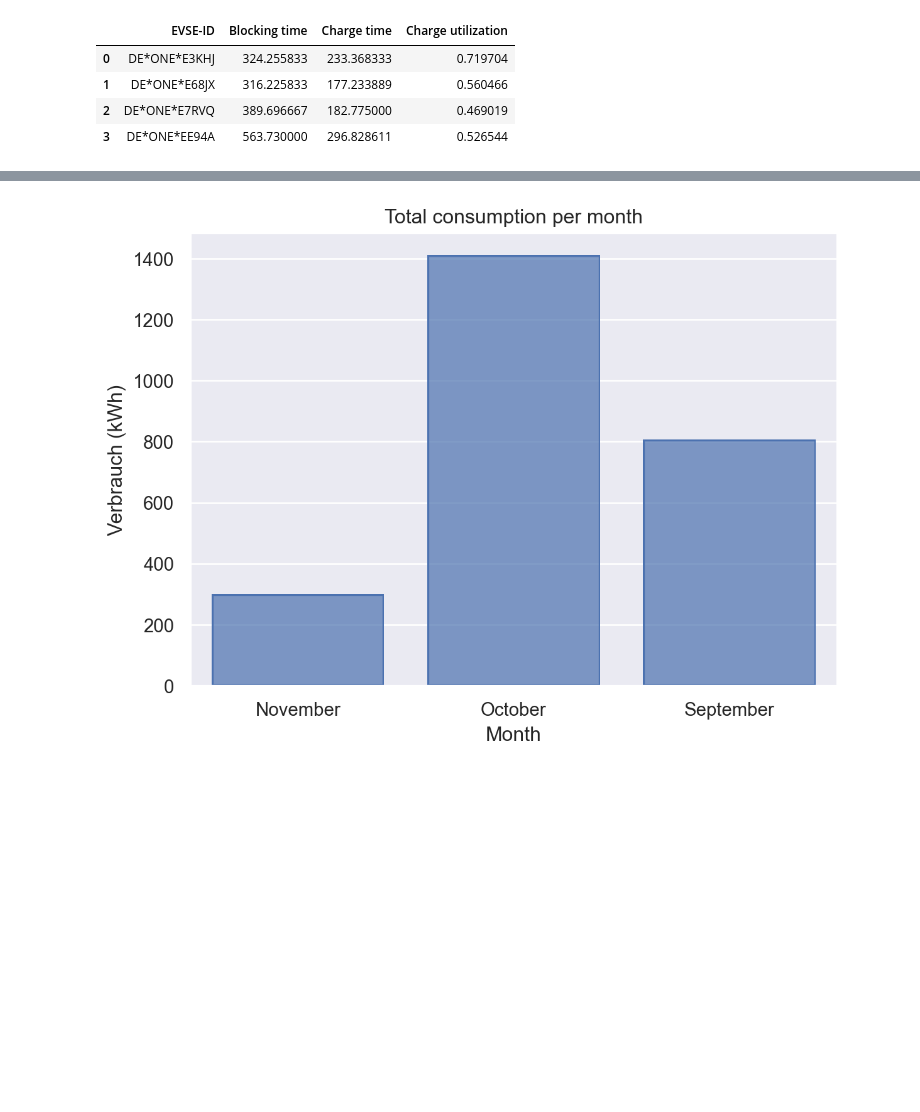
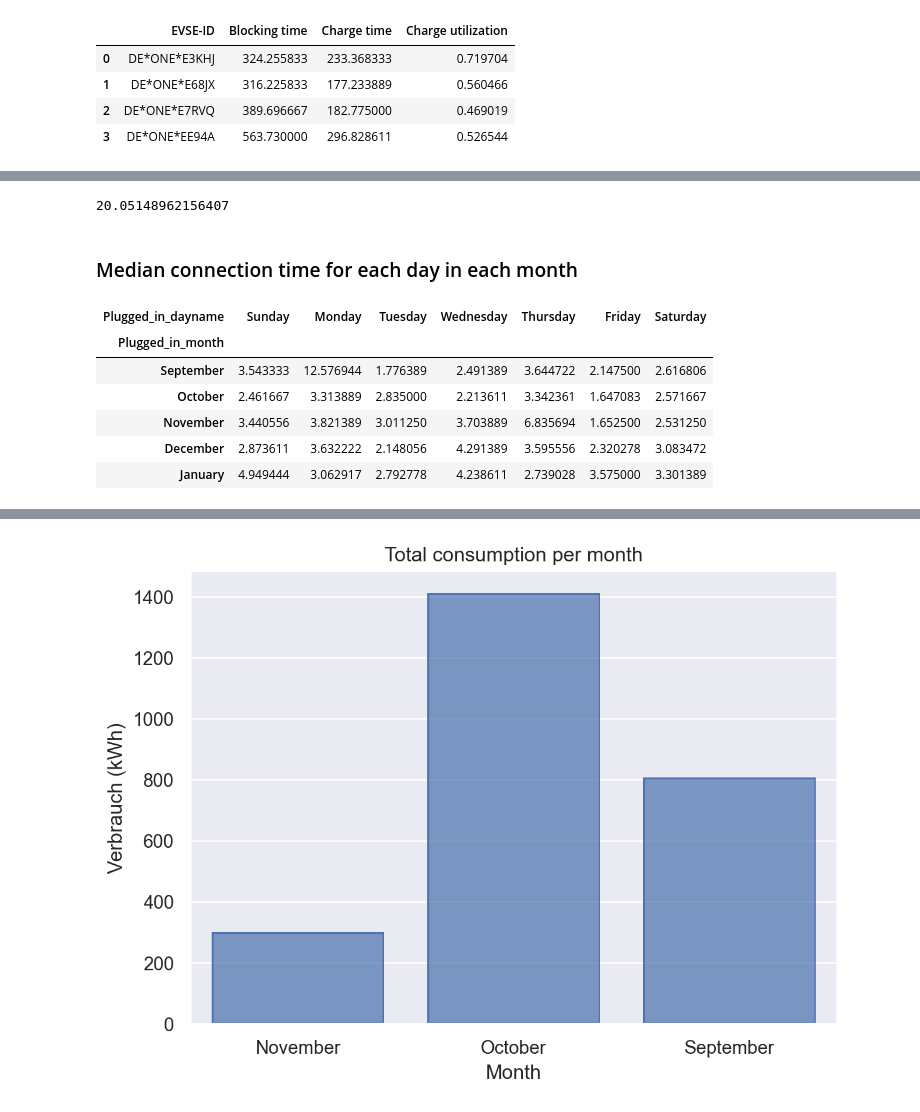
Before and after one commit to Omotayewo/EV-charging-analysis, a Jupyter notebook: Notebooks/Analysis of Electric Vehicle Charging Transactions (Users).ipynb, the cells around one changed output, grey strips where cells are left out. Drawn from its saved outputs; the diff is of its cells as text; code cells hidden in the pictures; blank space fills up the shorter version.

```diff
--- a/Notebooks/Analysis of Electric Vehicle Charging Transactions (Users).ipynb
+++ b/Notebooks/Analysis of Electric Vehicle Charging Transactions (Users).ipynb
@@ -1101,0 +1100,18 @@ plt.show()
+# %%
+user_data_kwh_per_session[0].mean()
+# %% [output]
+20.05148962156407
+# %% [markdown]
+### Median connection time for each day in each month
+# %%
+# Create a pivot table that contains the median connection time for each day in each month
+median_connection_time = pd.pivot_table(user_data, values='Blocking time', columns=['Plugged_in_dayname'], index=['Plugged_in_month'], aggfunc="median")
+median_connection_time
+# %% [output]
+| Plugged_in_dayname | Sunday | Monday | Tuesday | Wednesday | Thursday | Friday | Saturday |
+| Plugged_in_month |  |  |  |  |  |  |  |
+| September | 3.543333 | 12.576944 | 1.776389 | 2.491389 | 3.644722 | 2.147500 | 2.616806 |
+| October | 2.461667 | 3.313889 | 2.835000 | 2.213611 | 3.342361 | 1.647083 | 2.571667 |
+| November | 3.440556 | 3.821389 | 3.011250 | 3.703889 | 6.835694 | 1.652500 | 2.531250 |
+| December | 2.873611 | 3.632222 | 2.148056 | 4.291389 | 3.595556 | 2.320278 | 3.083472 |
+| January | 4.949444 | 3.062917 | 2.792778 | 4.238611 | 2.739028 | 3.575000 | 3.301389 |
```
Also changed, not shown: parts of 119 cells of this notebook, 1 other file.
